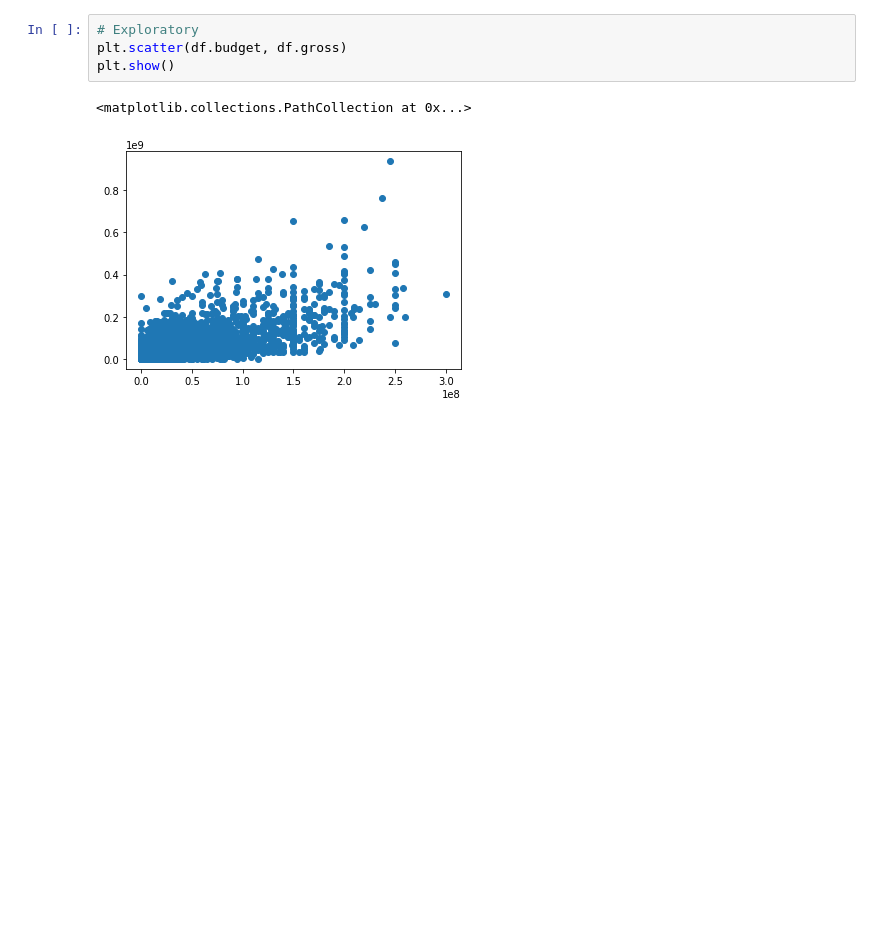
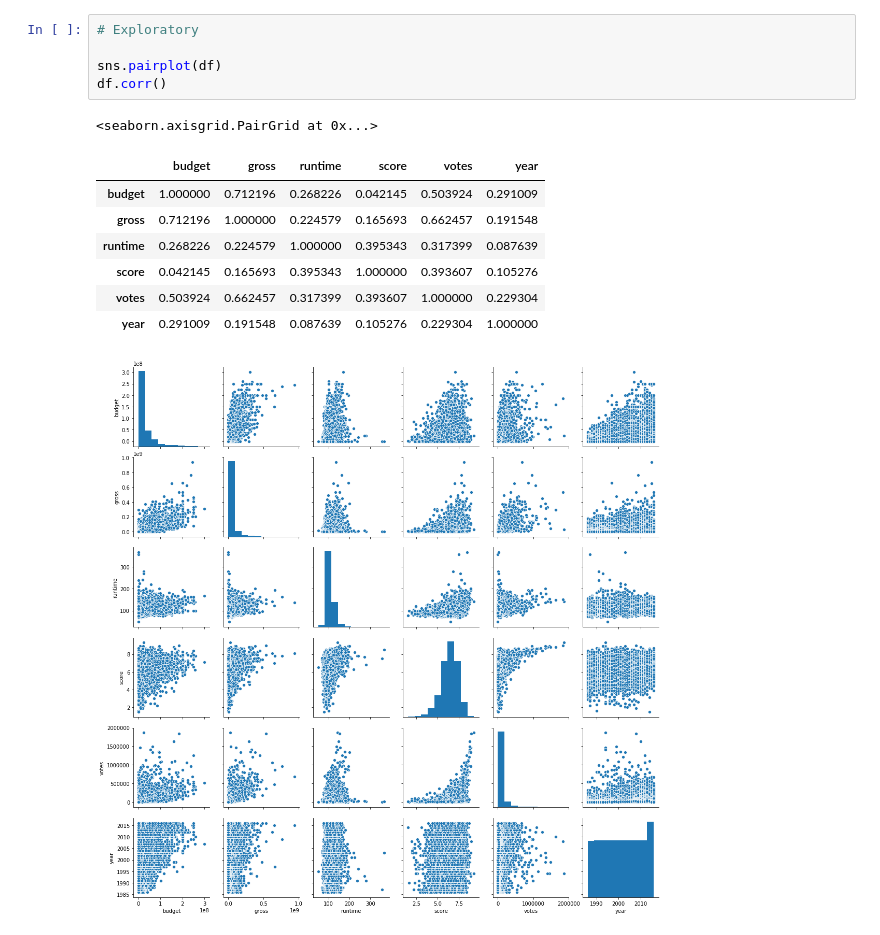
Before and after one commit to yinankang/kangworks, a Jupyter notebook: movies/scripts/preprocess.ipynb, the cells around one changed output. Saved outputs shown, nothing was run; the diff lists cells and outputs as text; blank space fills up the shorter version.

```diff
--- a/movies/scripts/preprocess.ipynb
+++ b/movies/scripts/preprocess.ipynb
@@ -29,8 +35,16 @@ df.head(10)
 | 9 | 15000000.0 | SLM Production Group | USA | David Cronenberg | Drama | 40456565.0 | The Fly | R | 1986-08-15 | 96 | 7.5 | ... |
 # %%
 # Exploratory
-plt.scatter(df.budget, df.gross)
-plt.show()
+
+sns.pairplot(df)
+df.corr()
 # %% [output]
-<matplotlib.collections.PathCollection at 0x...>
+<seaborn.axisgrid.PairGrid at 0x...>
+|  | budget | gross | runtime | score | votes | year |
+| budget | 1.000000 | 0.712196 | 0.268226 | 0.042145 | 0.503924 | 0.291009 |
+| gross | 0.712196 | 1.000000 | 0.224579 | 0.165693 | 0.662457 | 0.191548 |
+| runtime | 0.268226 | 0.224579 | 1.000000 | 0.395343 | 0.317399 | 0.087639 |
+| score | 0.042145 | 0.165693 | 0.395343 | 1.000000 | 0.393607 | 0.105276 |
+| votes | 0.503924 | 0.662457 | 0.317399 | 0.393607 | 1.000000 | 0.229304 |
+| year | 0.291009 | 0.191548 | 0.087639 | 0.105276 | 0.229304 | 1.000000 |
-[figure, old version]
+[figure, new version]
```
Also changed, not shown: parts of 11 cells of this notebook.
